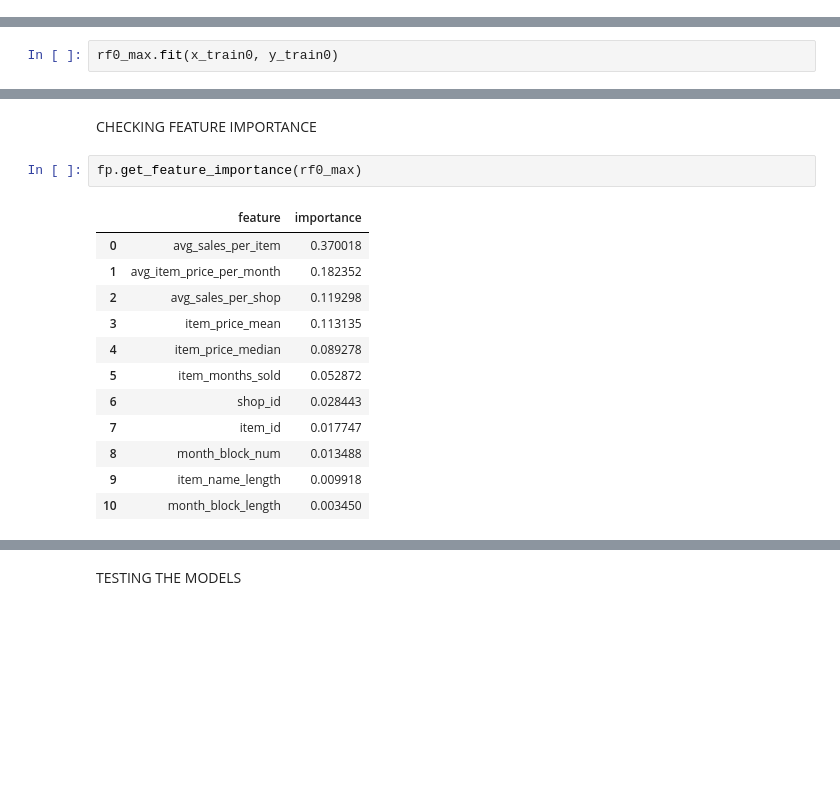
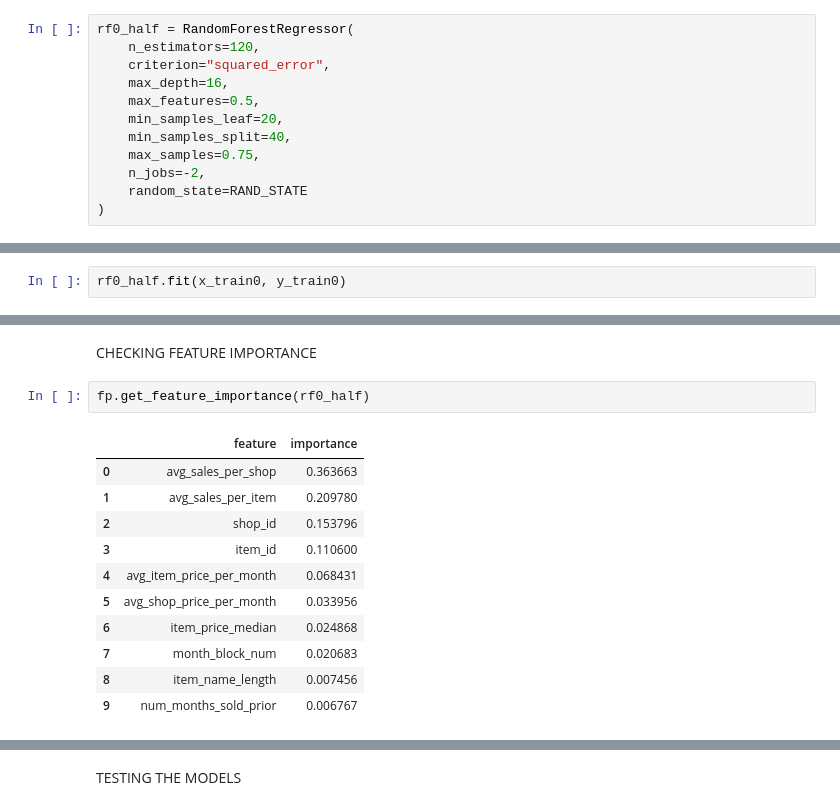
Before and after one commit to Dan23ws12/Kaggle-Predict-Future-Sales, a Jupyter notebook: src/model training and evaluation/model_evaluation.ipynb, the cells around one changed output, grey strips where cells are left out. Cells and saved outputs as stored; diff of their text form; blank space fills up the shorter version.

```diff
--- a/src/model training and evaluation/model_evaluation.ipynb
+++ b/src/model training and evaluation/model_evaluation.ipynb
@@ -84,3 +70,15 @@ rf0_max = RandomForestRegressor(
+# %%
+rf0_half = RandomForestRegressor(
+    n_estimators=120,
+    criterion="squared_error",
+    max_depth=16,
+    max_features=0.5,
+    min_samples_leaf=20,
+    min_samples_split=40,
+    max_samples=0.75,
+    n_jobs=-2,
+    random_state=RAND_STATE
+)
 # %%
 lgb0 = lgb.LGBMRegressor(
     objective="regression",          # L2 / MSE
@@ -139,5 +138,3 @@ rf0_sqrt.fit(x_train0, y_train0)
 # %% [output]
 RandomForestRegressor(max_features='sqrt', max_samples=0.75,
                       min_samples_leaf=20, n_jobs=-2, random_state=35)
-# %%
-rf0_max.fit(x_train0, y_train0)
@@ -146,0 +141,2 @@ RandomForestRegressor(max_features=1, max_samples=0.75, min_samples_leaf=20,
+# %%
+rf0_half.fit(x_train0, y_train0)
@@ -176,21 +176,20 @@ XGBRegressor(base_score=None, booster=None, callbacks=None,
              num_parallel_tree=None, ...)
 # %% [markdown]
 CHECKING FEATURE IMPORTANCE
-# %%
-fp.get_feature_importance(rf0_max)
-# %% [output]
-|  | feature | importance |
-| 0 | avg_sales_per_item | 0.370018 |
-| 1 | avg_item_price_per_month | 0.182352 |
-| 2 | avg_sales_per_shop | 0.119298 |
-| 3 | item_price_mean | 0.113135 |
-| 4 | item_price_median | 0.089278 |
-| 5 | item_months_sold | 0.052872 |
-| 6 | shop_id | 0.028443 |
-| 7 | item_id | 0.017747 |
-| 8 | month_block_num | 0.013488 |
-| 9 | item_name_length | 0.009918 |
-| 10 | month_block_length | 0.003450 |
+# %%
+fp.get_feature_importance(rf0_half)
+# %% [output]
+|  | feature | importance |
+| 0 | avg_sales_per_shop | 0.363663 |
+| 1 | avg_sales_per_item | 0.209780 |
+| 2 | shop_id | 0.153796 |
+| 3 | item_id | 0.110600 |
+| 4 | avg_item_price_per_month | 0.068431 |
+| 5 | avg_shop_price_per_month | 0.033956 |
+| 6 | item_price_median | 0.024868 |
+| 7 | month_block_num | 0.020683 |
+| 8 | item_name_length | 0.007456 |
+| 9 | num_months_sold_prior | 0.006767 |
 # %%
 fp.get_feature_importance(rf0_sqrt)
 # %% [output]
```
Also changed, not shown: parts of 22 cells of this notebook.
